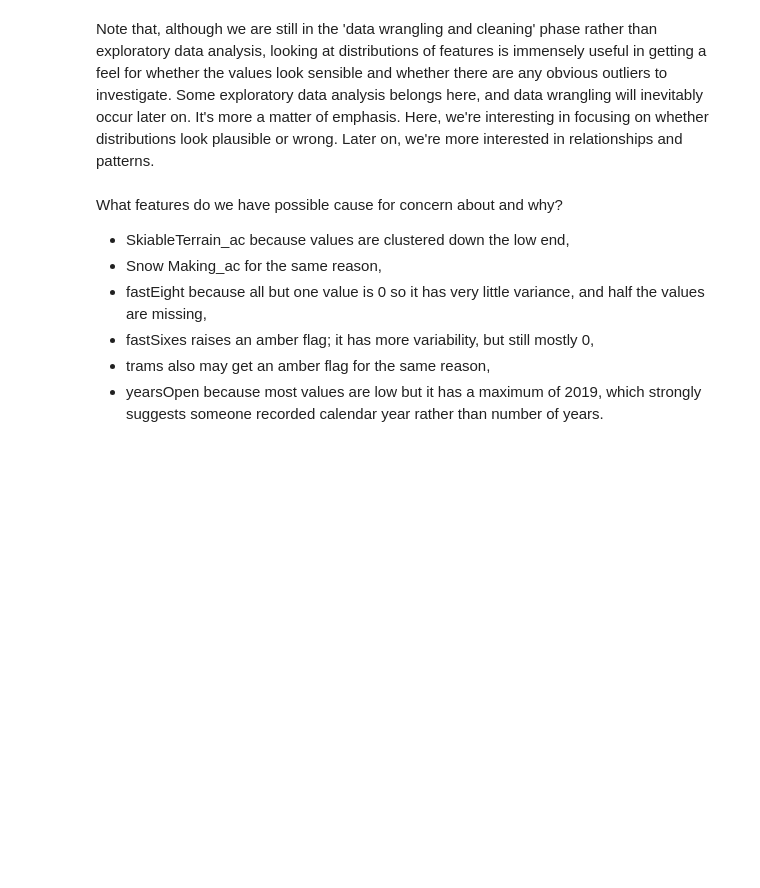
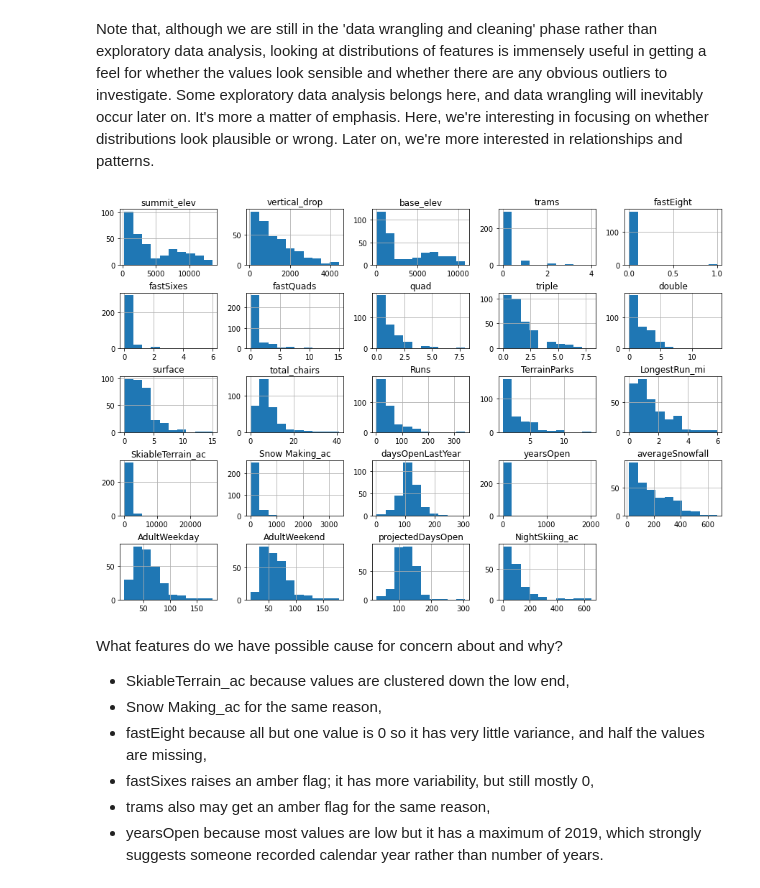
Before and after one commit to samokoye/DataScienceGuidedCapstone, a Jupyter notebook: Notebooks/02_data_wrangling.ipynb, the cells around one changed output. Cells and saved outputs as stored; diff of their text form; code cells hidden in the pictures; blank space fills up the shorter version.

```diff
--- a/Notebooks/02_data_wrangling.ipynb
+++ b/Notebooks/02_data_wrangling.ipynb
@@ -361,12 +506,15 @@ Note that, although we are still in the 'data wrangling and cleaning' phase rath
 # %%
 #Code task 18#
 #Call ski_data's `hist` method to plot histograms of each of the numeric features
 #Try passing it an argument figsize=(15,10)
 #Try calling plt.subplots_adjust() with an argument hspace=0.5 to adjust the spacing
 #It's important you create legible and easy-to-read plots
-ski_data.___(___)
+ski_data.hist(figsize=(15,10))
+plt.subplots_adjust(hspace=0.5);
 #plt.subplots_adjust(hspace=___);
 #Hint: notice how the terminating ';' "swallows" some messy output and leads to a tidier notebook
+# %% [output]
+[figure, added]
 # %% [markdown]
 What features do we have possible cause for concern about and why?
 
```
Also changed, not shown: parts of 18 cells of this notebook.
